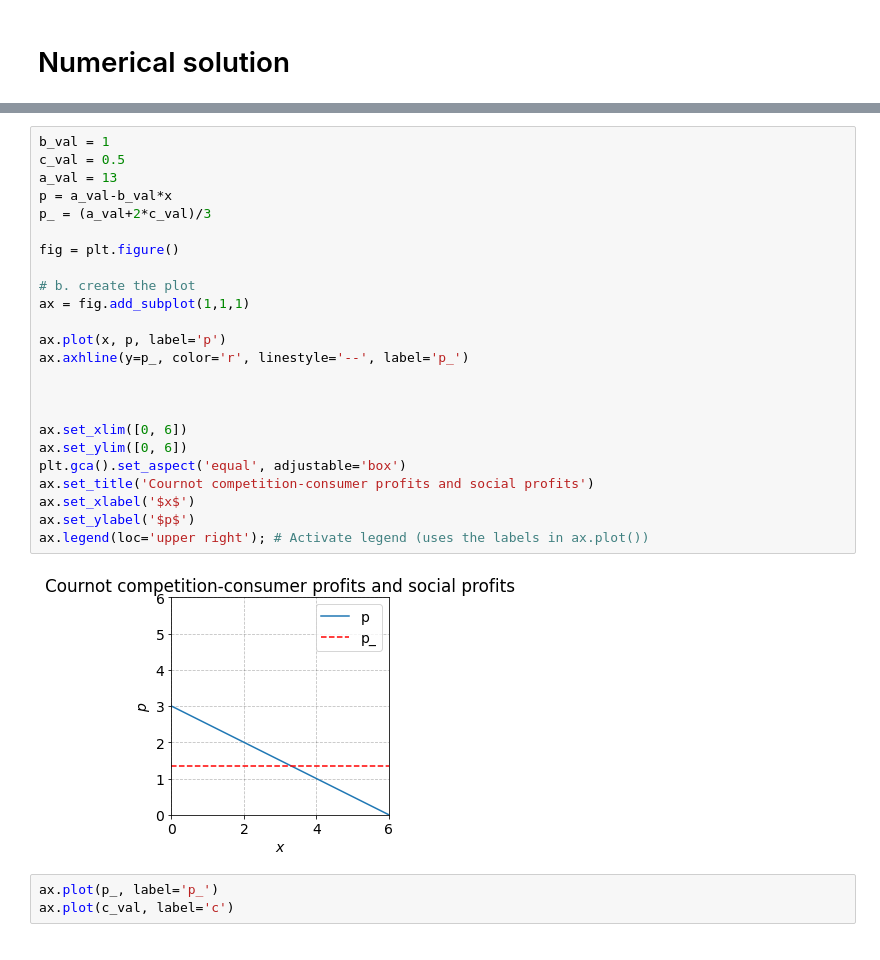
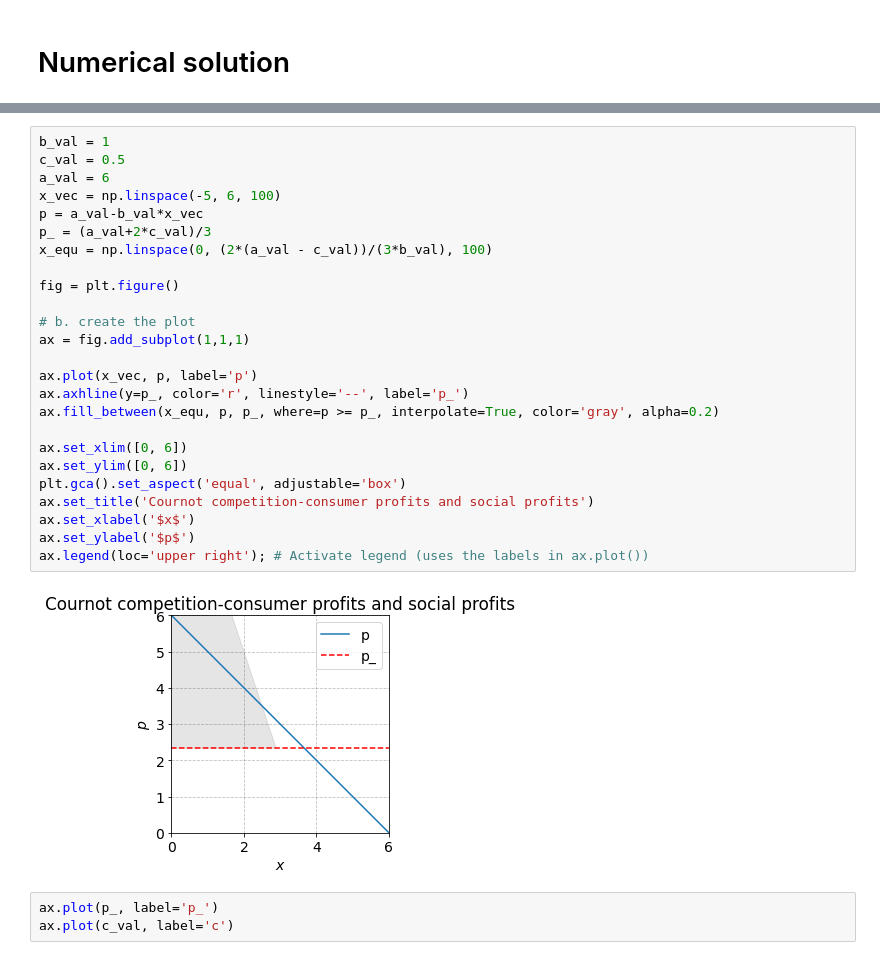
Before and after one commit to NumEconCopenhagen/projects-2023-team-copenhagen, a Jupyter notebook: modelproject/Masa.ipynb, the cells around one changed output, grey strips where cells are left out. Drawn from its saved outputs; the diff is of its cells as text.

Commit message:
plot the color wrongly haha

```diff
--- a/modelproject/Masa.ipynb
+++ b/modelproject/Masa.ipynb
@@ -196,29 +193,30 @@ ax.legend(loc='upper right'); # Activate legend (uses the labels in ax.plot())
 # %%
 b_val = 1
 c_val = 0.5
-a_val = 13
-p = a_val-b_val*x
+a_val = 6
+x_vec = np.linspace(-5, 6, 100)
+p = a_val-b_val*x_vec
 p_ = (a_val+2*c_val)/3
+x_equ = np.linspace(0, (2*(a_val - c_val))/(3*b_val), 100)
 
 fig = plt.figure()
 
 # b. create the plot
 ax = fig.add_subplot(1,1,1)
 
-ax.plot(x, p, label='p')
+ax.plot(x_vec, p, label='p')
 ax.axhline(y=p_, color='r', linestyle='--', label='p_')
-
-
+ax.fill_between(x_equ, p, p_, where=p >= p_, interpolate=True, color='gray', alpha=0.2)
 
 ax.set_xlim([0, 6])
 ax.set_ylim([0, 6])
 plt.gca().set_aspect('equal', adjustable='box')
 ax.set_title('Cournot competition-consumer profits and social profits')
 ax.set_xlabel('$x$')
 ax.set_ylabel('$p$')
 ax.legend(loc='upper right'); # Activate legend (uses the labels in ax.plot())
 # %% [output]
-[figure, old version]
+[figure, new version]
 # %%
 ax.plot(p_, label='p_')
 ax.plot(c_val, label='c')
```
Also changed, not shown: parts of 3 cells of this notebook.
